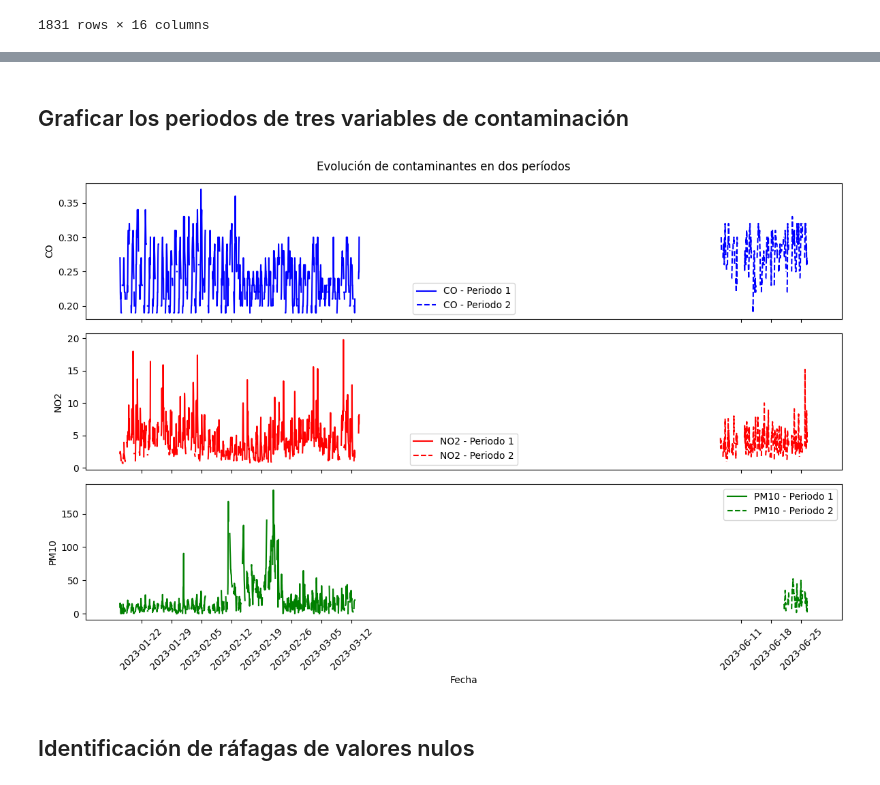
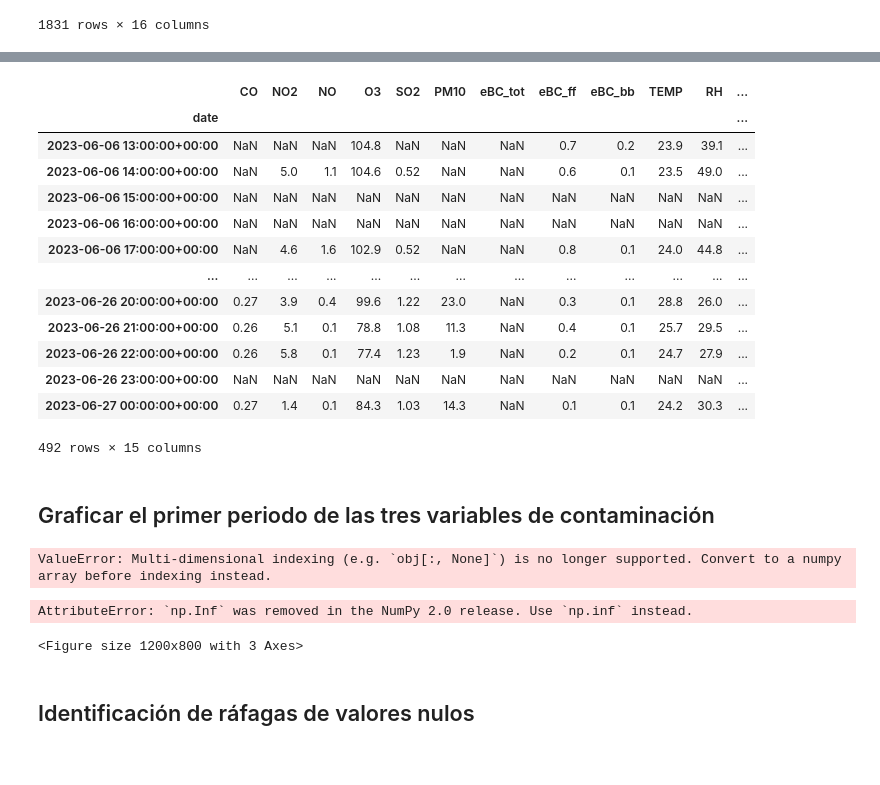
Before and after one commit to eigenric/TFG, a Jupyter notebook: notebooks/Pipeline3.ipynb, the cells around one changed output, grey strips where cells are left out. Cells and saved outputs as stored; diff of their text form; code cells hidden in the pictures.

```diff
--- a/notebooks/Pipeline3.ipynb
+++ b/notebooks/Pipeline3.ipynb
@@ -240,11 +271,23 @@ df_int.set_index("date", inplace=True)
+# %%
+periodo_2
+# %% [output]
+|  | CO | NO2 | NO | O3 | SO2 | PM10 | eBC_tot | eBC_ff | eBC_bb | TEMP | RH | ... |
+| date |  |  |  |  |  |  |  |  |  |  |  | ... |
+| 2023-06-06 13:00:00+00:00 | NaN | NaN | NaN | 104.8 | NaN | NaN | NaN | 0.7 | 0.2 | 23.9 | 39.1 | ... |
+| 2023-06-06 14:00:00+00:00 | NaN | 5.0 | 1.1 | 104.6 | 0.52 | NaN | NaN | 0.6 | 0.1 | 23.5 | 49.0 | ... |
+| 2023-06-06 15:00:00+00:00 | NaN | NaN | NaN | NaN | NaN | NaN | NaN | NaN | NaN | NaN | NaN | ... |
+| 2023-06-06 16:00:00+00:00 | NaN | NaN | NaN | NaN | NaN | NaN | NaN | NaN | NaN | NaN | NaN | ... |
+| 2023-06-06 17:00:00+00:00 | NaN | 4.6 | 1.6 | 102.9 | 0.52 | NaN | NaN | 0.8 | 0.1 | 24.0 | 44.8 | ... |
+| ... | ... | ... | ... | ... | ... | ... | ... | ... | ... | ... | ... | ... |
+| 2023-06-26 20:00:00+00:00 | 0.27 | 3.9 | 0.4 | 99.6 | 1.22 | 23.0 | NaN | 0.3 | 0.1 | 28.8 | 26.0 | ... |
+| 2023-06-26 21:00:00+00:00 | 0.26 | 5.1 | 0.1 | 78.8 | 1.08 | 11.3 | NaN | 0.4 | 0.1 | 25.7 | 29.5 | ... |
+| 2023-06-26 22:00:00+00:00 | 0.26 | 5.8 | 0.1 | 77.4 | 1.23 | 1.9 | NaN | 0.2 | 0.1 | 24.7 | 27.9 | ... |
+| 2023-06-26 23:00:00+00:00 | NaN | NaN | NaN | NaN | NaN | NaN | NaN | NaN | NaN | NaN | NaN | ... |
+| 2023-06-27 00:00:00+00:00 | 0.27 | 1.4 | 0.1 | 84.3 | 1.03 | 14.3 | NaN | 0.1 | 0.1 | 24.2 | 30.3 | ... |
+492 rows × 15 columns
 # %% [markdown]
-## Graficar los periodos de tres variables de contaminación
+## Graficar el primer periodo de las tres variables de contaminación
 # %%
-import pandas as pd
-
-# Definir los periodos
-periodo_1 = df_int.loc["2023-01-17":"2023-03-14"]
-periodo_2 = df_int.loc["2023-06-06":"2023-06-27"]
 
 # Parámetros de los gráficos
 fig, axes = plt.subplots(3, 1, figsize=(12, 8), sharex=True)
@@ -265,7 +308,9 @@ plt.xticks(pd.date_range(start=periodo_1.index.min(), end=periodo_1.index.max(),
 plt.tight_layout()
 plt.show()
 # %% [output]
-[figure, removed]
+ValueError: Multi-dimensional indexing (e.g. `obj[:, None]`) is no longer supported. Convert to a numpy array before indexing instead.
+AttributeError: `np.Inf` was removed in the NumPy 2.0 release. Use `np.inf` instead.
+<Figure size 1200x800 with 3 Axes>
 # %% [markdown]
 ## Identificación de ráfagas de valores nulos
 # %% [markdown]
```
Also changed, not shown: parts of 5 cells of this notebook, 10 other files.
